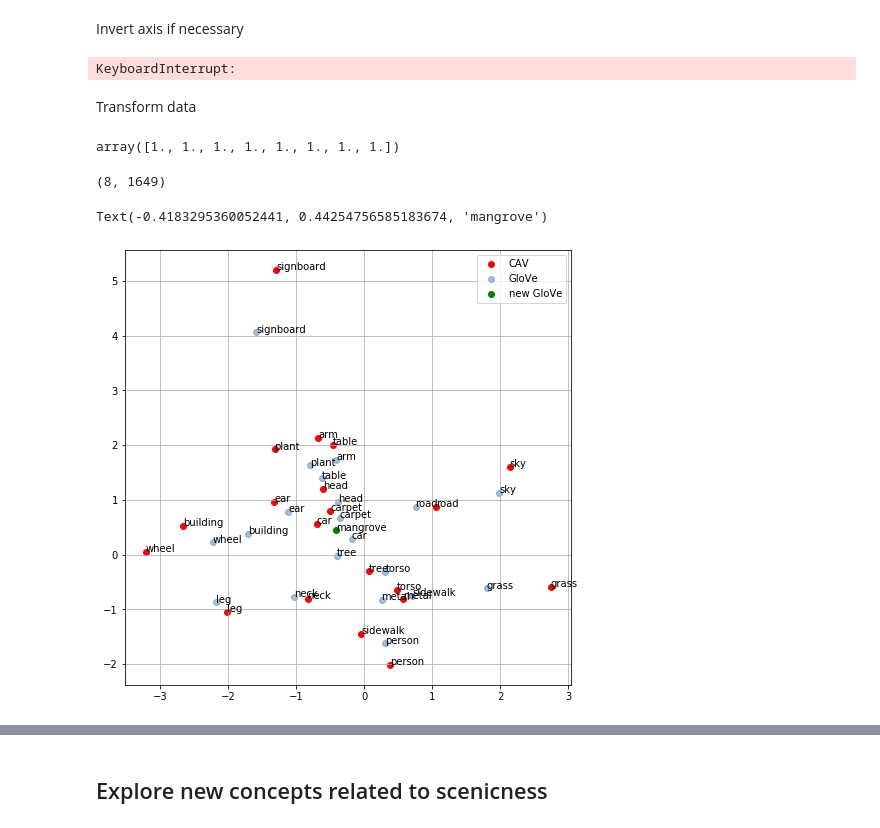
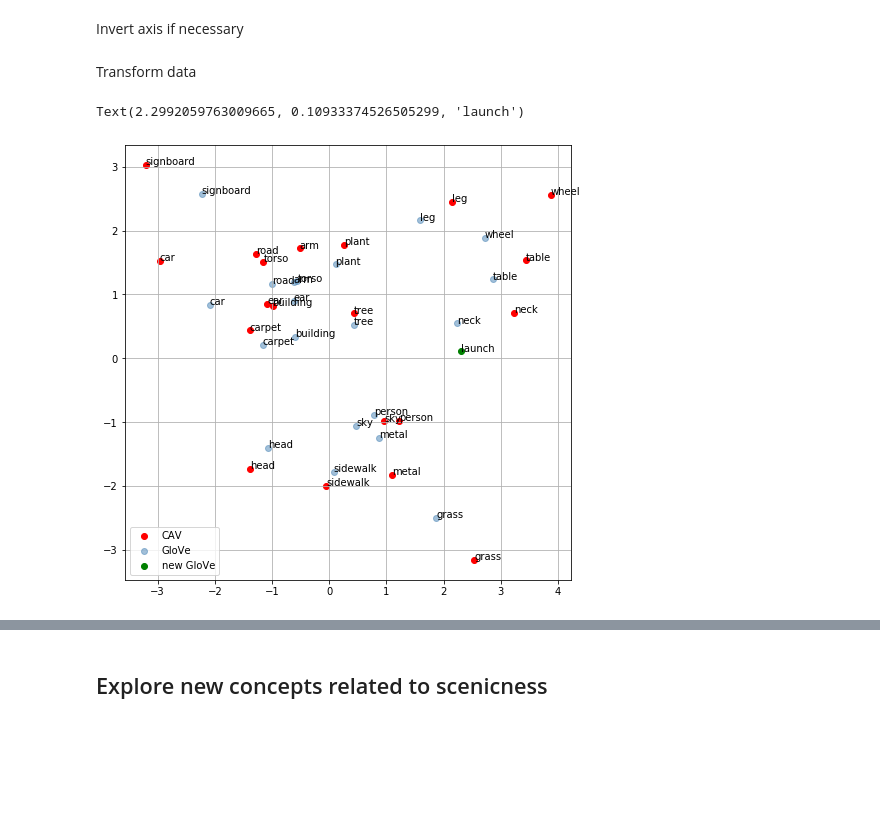
Before and after one commit to Pimmmm/Thesis-Scripts, a Jupyter notebook: p3_word_embedding.ipynb, the cells around one changed output, grey strips where cells are left out. Cells and saved outputs as stored; diff of their text form; code cells hidden in the pictures; blank space fills up the shorter version.

```diff
--- a/p3_word_embedding.ipynb
+++ b/p3_word_embedding.ipynb
@@ -266,17 +289,17 @@ Amount of GloVes used: 4914
 # %% [markdown]
 Function to solve the generalized eigenvalue decomposition, which is a copy of the MatLab implementation of Devis Tuia
 # %%
-def gen_eig(A, B, option, n_eig):
+def gen_eig(A, B, option, n_eig, rankA, rankB):
     """
     Extracts generalized eigenvalues for problem A * U = B * U * landa
     """
 
 
-    #n_eig = min(n_eig, np.linalg.matrix_rank(A), np.linalg.matrix_rank(B))
+    n_eig = min(n_eig, rankA, rankB)
 
     B = (B + B.T) / 2
     R = B.shape[0]
-    rango = np.linalg.matrix_rank(B)
+    rango = rankB
 
     if rango == R:
         U = np.zeros((R, n_eig))
@@ -300,6 +323,7 @@ def gen_eig(A, B, option, n_eig):
         return U, D, n_eig
 
     else:
+        print('Calculating d and v')
         d, v = sparse.linalg.eigs(B, rango)
         d = d.real
         v = v.real
@@ -312,6 +336,7 @@ def gen_eig(A, B, option, n_eig):
 
         U2 = np.zeros((rango, n_eig))
         D = np.zeros((n_eig, n_eig))
+        print('Calculation inverse of B')
         inv_B = np.linalg.inv(B)
 
         for k in tqdm(range(n_eig)):
@@ -478,6 +503,9 @@ KBK = np.matmul(KB, K)
 # plt.imshow(KBK)
 # %% [markdown]
 Solve the generalized eigenvalue decomposition
+# %%
+rank_A = np.linalg.matrix_rank(KAK)
+rank_B = np.linalg.matrix_rank(KBK)
 # %%
-ALPHA, LAMBDA,n_eig = gen_eig(KAK, KBK, 'LM', 8)
+ALPHA, LAMBDA,n_eig = gen_eig(KAK, KBK, 'LM', 8, rank_A, rank_B)
 # %% [output]
@@ -558,10 +588,8 @@ ALPHA[:n1, Sc] = ALPHA[:n1, Sc] * -1
 NF = 100
 nVectLin = NF
 # %%
-nVectLin = min(NF, np.linalg.matrix_rank(KBK))
-nVectLin = min(nVectLin, np.linalg.matrix_rank(KAK))
+nVectLin = min(NF, rank_B)
+nVectLin = min(nVectLin, rank_A)
-# %% [output]
-KeyboardInterrupt:
 # %% [markdown]
 Transform data
 # %%
@@ -607,34 +635,26 @@ Phi2TtoF_Lin = Phi2TtoF
 
 # Phi1TtoF_Lin = stats.zscore(Phi1TtoF, axis = 0)
 # Phi2TtoF_Lin = stats.zscore(Phi2TtoF, axis = 0)
-# %%
-np.std(Phi2TtoF_Lin, axis=1)
-# %% [output]
-array([1., 1., 1., 1., 1., 1., 1., 1.])
-# %%
-Phi1TtoF_Lin.shape
-# %% [output]
-(8, 1649)
 # %%
 num_concepts = 20
-new_glove = 3901 #
+new_glove = 1000 #
 
 plt.figure(figsize=(8,8))
 plt.grid()
 plt.scatter(Phi1TtoF_Lin[0,:num_concepts], Phi1TtoF_Lin[1,:num_concepts], label = 'CAV', color = 'red')
 plt.scatter(Phi2TtoF_Lin[0,:num_concepts], Phi2TtoF_Lin[1,:num_concepts], label = 'GloVe', color = 'steelblue', alpha=0.5)
 plt.scatter(Phi2TtoF_Lin[0,n_samples + new_glove], Phi2TtoF_Lin[1,n_samples + new_glove], label = 'new GloVe', color='green')
 #plt.xlim([-2.5,2.5])
 #plt.ylim([-2.5, 2.5])
 
 
 plt.legend()
 
 for ii, txt in enumerate(embedding_concepts[:num_concepts]):
     plt.annotate(txt, (Phi1TtoF_Lin[0,ii], Phi1TtoF_Lin[1,ii]))
     plt.annotate(txt, (Phi2TtoF_Lin[0,ii], Phi2TtoF_Lin[1,ii]))
 
 plt.annotate(glove_no_cav_concept_nneigh[new_glove], (Phi2TtoF_Lin[0,n_samples + new_glove], Phi2TtoF_Lin[1,n_samples+new_glove]))
 # %% [output]
-Text(-0.4183295360052441, 0.44254756585183674, 'mangrove')
+Text(2.2992059763009665, 0.10933374526505299, 'launch')
-[figure, old version]
+[figure, new version]
```
Also changed, not shown: parts of 67 cells of this notebook, 1 other file.
